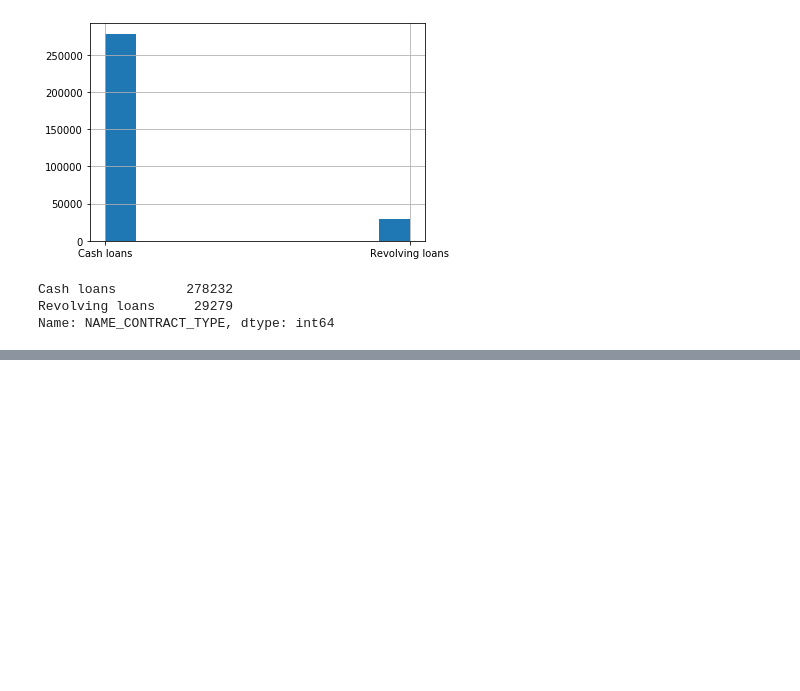
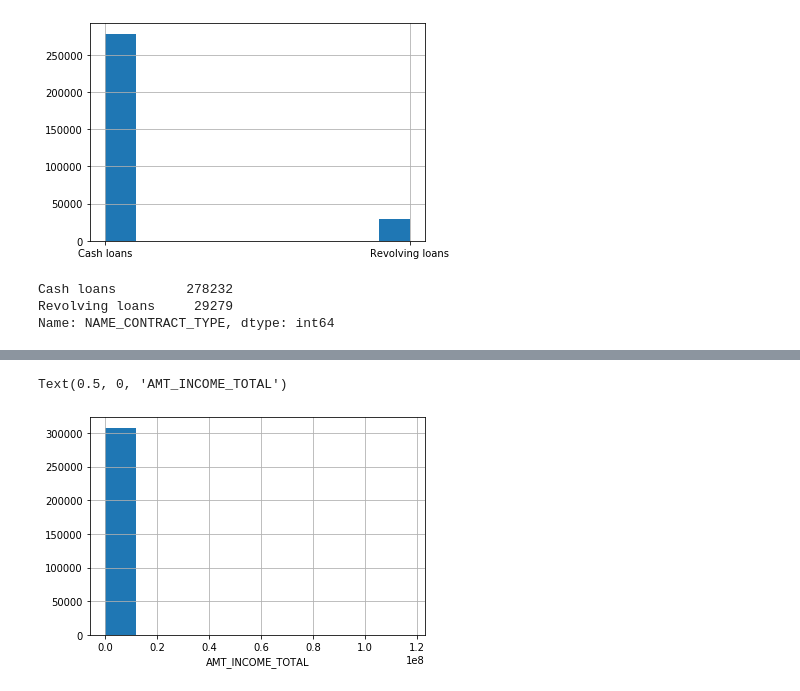
Before and after one commit to reyna168/ML100Days, a Jupyter notebook: Day_008_HW.ipynb, the cells around one changed output, grey strips where cells are left out. Saved outputs shown, nothing was run; the diff lists cells and outputs as text; code cells hidden in the pictures; blank space fills up the shorter version.

```diff
--- a/Day_008_HW.ipynb
+++ b/Day_008_HW.ipynb
@@ -53,0 +66,6 @@ Name: NAME_CONTRACT_TYPE, dtype: int64
+# %%
+app_train['AMT_INCOME_TOTAL'].hist()
+plt.xlabel('AMT_INCOME_TOTAL')
+# %% [output]
+Text(0.5, 0, 'AMT_INCOME_TOTAL')
+[figure, added]
```
Also changed, not shown: parts of 2 cells of this notebook.
